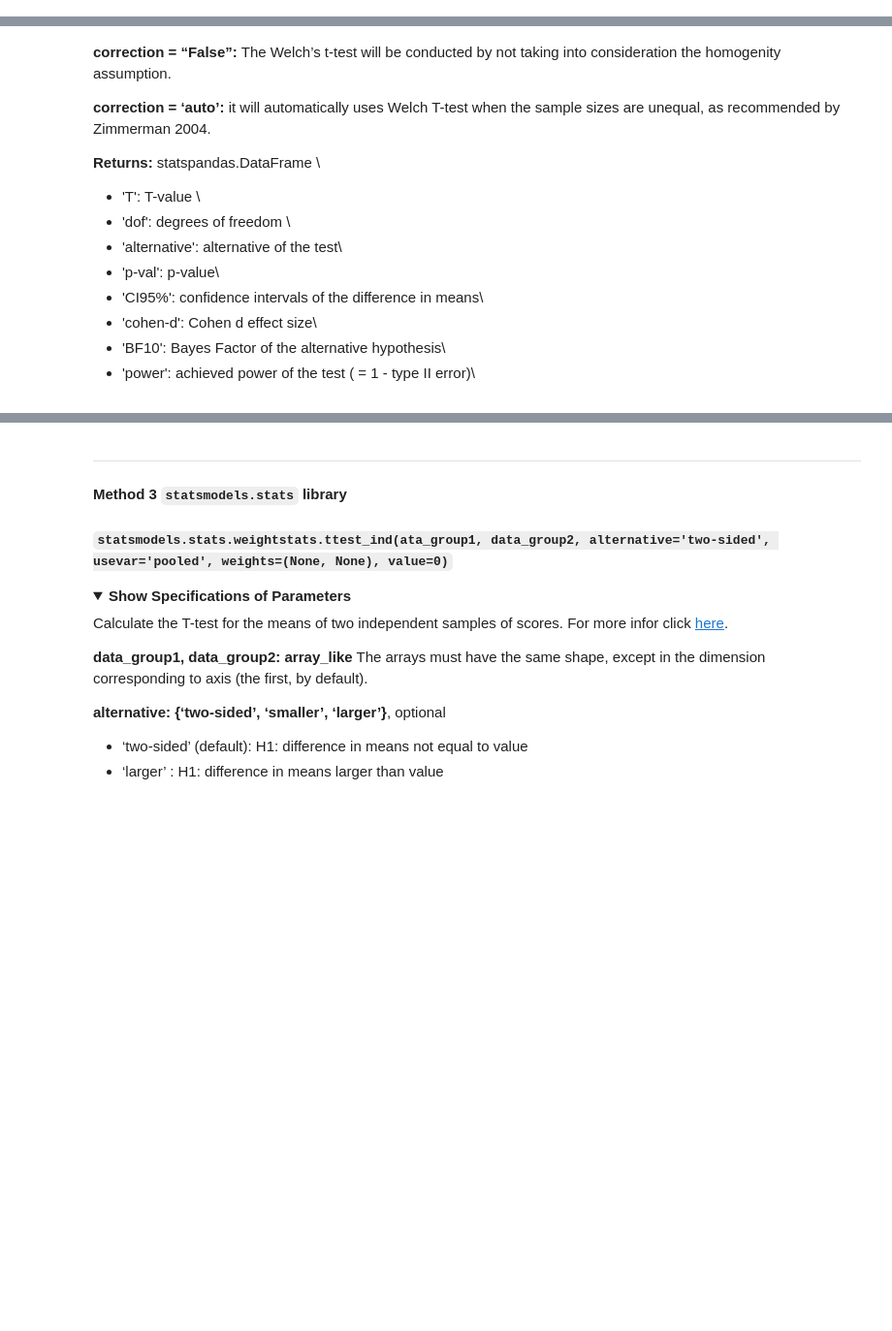
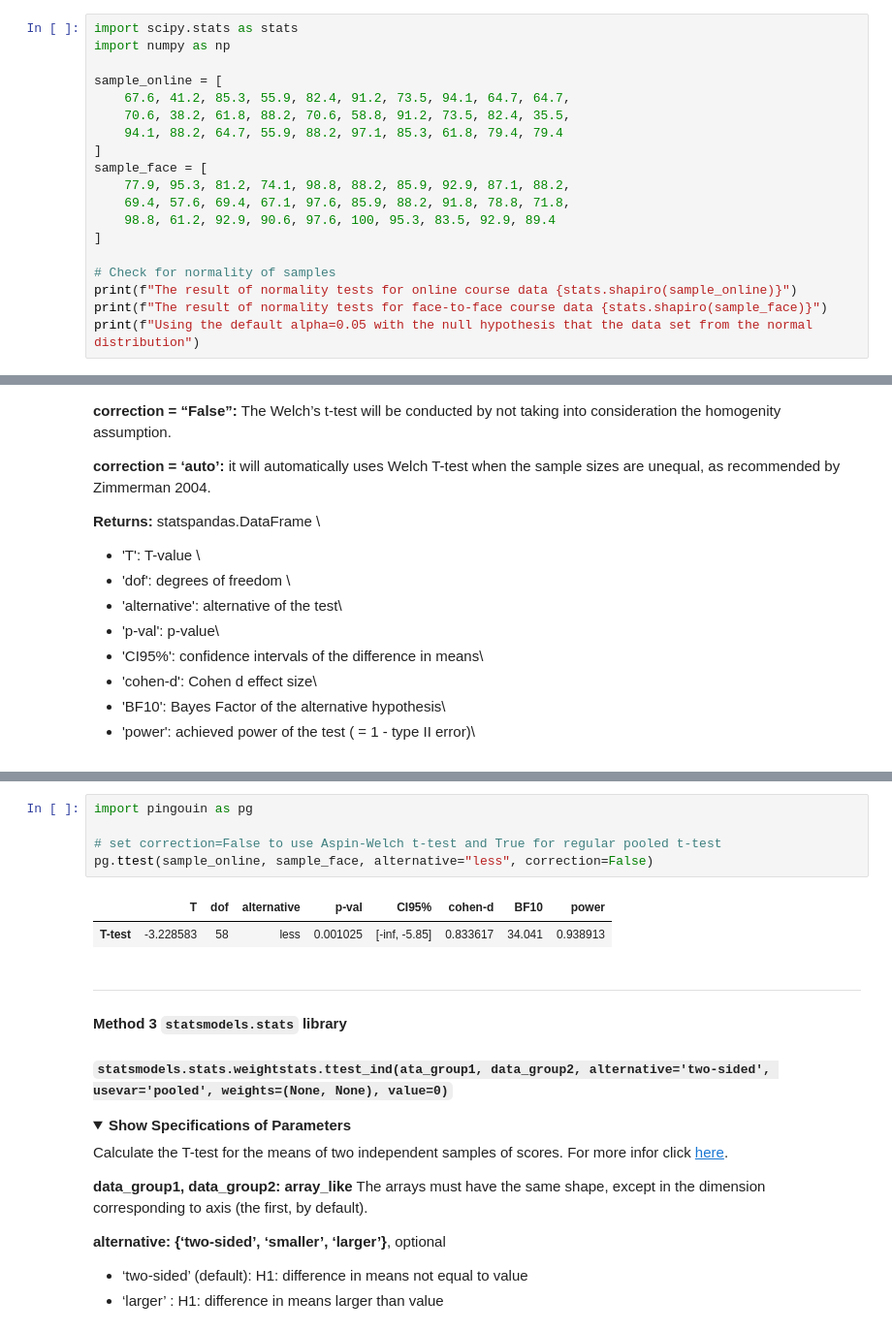
Before and after one commit to timothysanders/stat-065, a Jupyter notebook: notebooks/Sanders-WS-LAB-5.5-Two-Independent-Samples-Mean-Based-t-Hypothesis-Test.ipynb, the cells around one changed output, grey strips where cells are left out. Shown at 97% size. Saved outputs shown, nothing was run; the diff lists cells and outputs as text; folded sections open; blank space fills up the shorter version.

```diff
--- a/notebooks/Sanders-WS-LAB-5.5-Two-Independent-Samples-Mean-Based-t-Hypothesis-Test.ipynb
+++ b/notebooks/Sanders-WS-LAB-5.5-Two-Independent-Samples-Mean-Based-t-Hypothesis-Test.ipynb
@@ -801,2 +827,21 @@ Is the mean of the Final Exam scores of the online class lower than the mean of
 # %% [markdown]
 ### **3. Checking Assumptions with 5% significant level**
+# %%
+import scipy.stats as stats
+import numpy as np
+
+sample_online = [
+    67.6, 41.2, 85.3, 55.9, 82.4, 91.2, 73.5, 94.1, 64.7, 64.7,
+    70.6, 38.2, 61.8, 88.2, 70.6, 58.8, 91.2, 73.5, 82.4, 35.5,
+    94.1, 88.2, 64.7, 55.9, 88.2, 97.1, 85.3, 61.8, 79.4, 79.4
+]
+sample_face = [
+    77.9, 95.3, 81.2, 74.1, 98.8, 88.2, 85.9, 92.9, 87.1, 88.2,
+    69.4, 57.6, 69.4, 67.1, 97.6, 85.9, 88.2, 91.8, 78.8, 71.8,
+    98.8, 61.2, 92.9, 90.6, 97.6, 100, 95.3, 83.5, 92.9, 89.4
+]
+
+# Check for normality of samples
+print(f"The result of normality tests for online course data {stats.shapiro(sample_online)}")
+print(f"The result of normality tests for face-to-face course data {stats.shapiro(sample_face)}")
+print(f"Using the default alpha=0.05 with the null hypothesis that the data set from the normal distribution")
@@ -883,3 +969,11 @@ Calculate the T-test for the means of two independent samples of scores. For mor
+# %%
+import pingouin as pg
+
+# set correction=False to use Aspin-Welch t-test and True for regular pooled t-test
+pg.ttest(sample_online, sample_face, alternative="less", correction=False)
+# %% [output]
+|  | T | dof | alternative | p-val | CI95% | cohen-d | BF10 | power |
+| T-test | -3.228583 | 58 | less | 0.001025 | [-inf, -5.85] | 0.833617 | 34.041 | 0.938913 |
 # %% [markdown]
 ---
 #### **Method 3 `statsmodels.stats` library**
```
Also changed, not shown: parts of 50 cells of this notebook.
